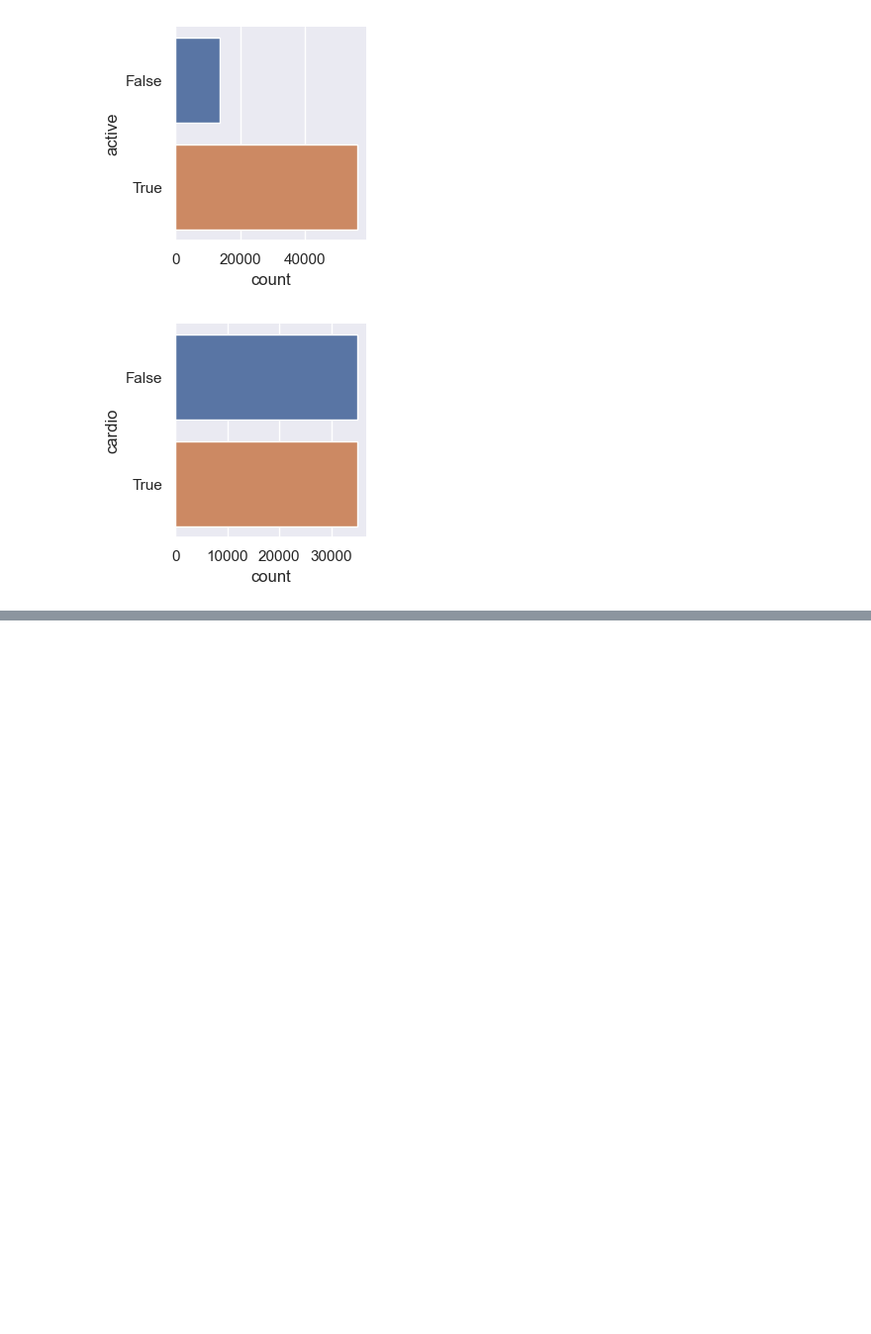
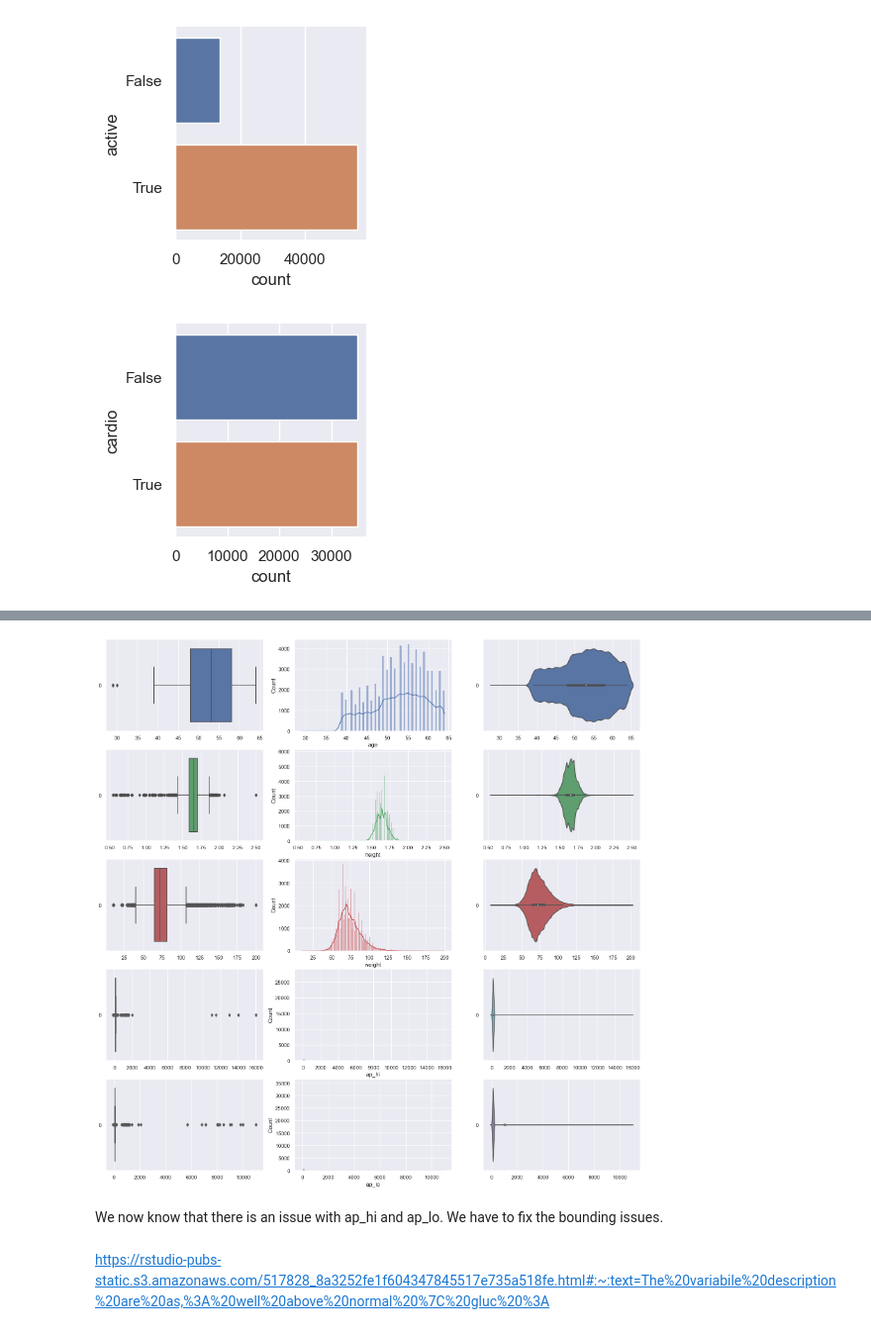
Before and after one commit to Ansh007898/Purojekt, a Jupyter notebook: Extra dataset/second_main.ipynb, the cells around one changed output, grey strips where cells are left out. Shown: that part at 99% size. Drawn from its saved outputs; the diff is of its cells as text; code cells hidden in the pictures; blank space fills up the shorter version.

```diff
--- a/Extra dataset/second_main.ipynb
+++ b/Extra dataset/second_main.ipynb
@@ -262,0 +281,6 @@ for col in binForm:
+# %%
+#now we convert the binaries to some value. I choose 100 and 0.
+testdatacopy = testdata.copy()
+testdatacopy[binForm] = testdatacopy[binForm].astype('int') * 100
+#check
+testdatacopy
@@ -262,0 +326,12 @@ for col in binForm:
+# %%
+#Let z be the data.
+z = testdatacopy.copy()
+#Determine numericals and extended numericals.
+#numericals
+num = ['age', 'height', 'weight', 'ap_hi', 'ap_lo']
+#extended numericals including booleans
+j_cat = ['cholesterol', 'gluc', 'gender']
+j_bool = j_cat + ['smoke', 'active', 'alco']
+ext_num = num + j_bool
+z_num = pd.DataFrame(z[num + [z.columns[-1]]])
+z_ext = pd.DataFrame(z[ext_num + [z.columns[-1]]])
@@ -262,0 +390,3 @@ for col in binForm:
+# %%
+for s in  pd.DataFrame(z[num]).columns:
+    print(z[s])
@@ -262,0 +411,27 @@ for col in binForm:
+# %%
+def doPlotting(dataIn, dataInSlice):
+    """
+    dataIn : Main data space
+    dataInSlice : Main data space slice that determine what gets plotted
+    """
+    #get a color space.
+    color_space = list(color.BASE_COLORS.keys())
+    #get the space count.
+    z_0 = pd.DataFrame(dataInSlice).columns
+    #plot boxplot, histplot and violinplot all in one go
+    f, axes = plt.subplots(len(z_0), 3, figsize = (20, 20))
+    row = 0
+    for s in z_0:
+        sb.boxplot(data = dataIn[s], orient = 'h', color = color_space[row], ax = axes[row, 0])
+        sb.histplot(data = dataIn[s], kde = True, color = color_space[row], ax = axes[row, 1])
+        sb.violinplot(data = dataIn[s], orient = 'h', color = color_space[row], ax = axes[row, 2])
+        row += 1
+# %%
+#This takes a thousand eras to run. ~1 minute.
+doPlotting(z, z[num])
+# %% [output]
+[figure, added]
+# %% [markdown]
+We now know that there is an issue with ap_hi and ap_lo. We have to fix the bounding issues.
+# %% [markdown]
+https://rstudio-pubs-static.s3.amazonaws.com/517828_8a3252fe1f604347845517e735a518fe.html#:~:text=The%20variabile%20description%20are%20as,%3A%20well%20above%20normal%20%7C%20gluc%20%3A
```
Also changed, not shown: parts of 28 cells of this notebook, 1 other file.
